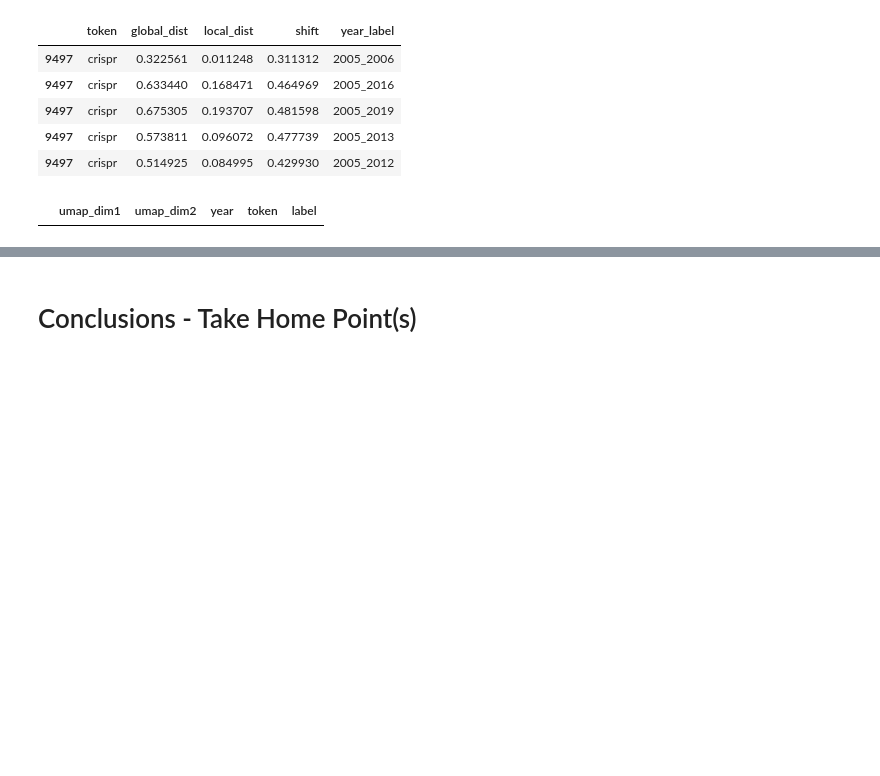
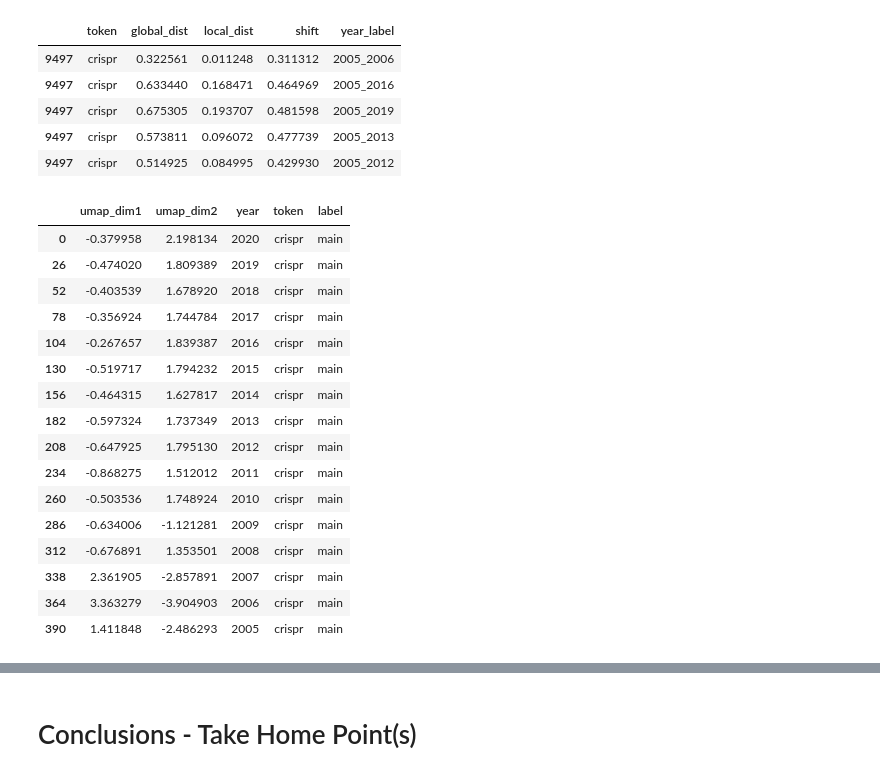
Before and after one commit to greenelab/biovectors, a Jupyter notebook: word2vec_decade_experiment/03_word_decade_figure_generator_2005_2020.ipynb, the cells around one changed output, grey strips where cells are left out. Drawn from its saved outputs; the diff is of its cells as text; code cells hidden in the pictures; blank space fills up the shorter version.

```diff
--- a/word2vec_decade_experiment/03_word_decade_figure_generator_2005_2020.ipynb
+++ b/word2vec_decade_experiment/03_word_decade_figure_generator_2005_2020.ipynb
@@ -29,9 +29,7 @@ from biovectors_modules.word2vec_analysis_helper import (
 # %% [markdown]
 # Load Models to Observe Changes
 # %%
-aligned_models = pickle.load(
-    open("output/aligned_word_vectors_2005_2020_replace.pkl", "rb")
-)
+aligned_models = pickle.load(open("output/aligned_word_vectors_2000_2020.pkl", "rb"))
 # %%
 year_comparison_dict = {
     "_".join(comparison_file.stem.split("_")[0:2]): (
@@ -62,9 +60,20 @@ year_comparison_dict["2005_2006"].sort_values("global_dist")
 ## Train TSNE Model to Project Time Shifts into Two Dimensional Space
 # %% [markdown]
 The goal here is to train a TSNE model that projects all words from 2005 to 2020 into a two dimensional space. Allows one to visually track how a word vector is shifting through time.
+# %%
+origin_df = aligned_models["2005"]
+word_vectors = list(
+    map(
+        lambda x: x.query(f"token in {origin_df.token.tolist()}")
+        .sort_values("token")
+        .set_index("token")
+        .values,
+        list(aligned_models.values())[5:],
+    )
+)
 # %%
-word_models_stacked = np.vstack(list(aligned_models.values())[:-1])
-file_name = "output/2005_2020_umap_model"
+word_models_stacked = np.vstack(word_vectors)
+file_name = "output/2000_2020_umap_model"
 # %%
 if not Path(file_name).exists():
     Path(file_name).mkdir(parents=True)
@@ -125,10 +108,26 @@ token_timeline_df.head()
 # %%
 token_timeline_low_dim_df = project_token_timeline(
     "crispr", aligned_models, model, neighbors=25
 )
-token_timeline_low_dim_df.query("token=='main'")
+token_timeline_low_dim_df.query("label=='main'")
 # %% [output]
 |  | umap_dim1 | umap_dim2 | year | token | label |
+| 0 | -0.379958 | 2.198134 | 2020 | crispr | main |
+| 26 | -0.474020 | 1.809389 | 2019 | crispr | main |
+| 52 | -0.403539 | 1.678920 | 2018 | crispr | main |
+| 78 | -0.356924 | 1.744784 | 2017 | crispr | main |
+| 104 | -0.267657 | 1.839387 | 2016 | crispr | main |
+| 130 | -0.519717 | 1.794232 | 2015 | crispr | main |
+| 156 | -0.464315 | 1.627817 | 2014 | crispr | main |
+| 182 | -0.597324 | 1.737349 | 2013 | crispr | main |
+| 208 | -0.647925 | 1.795130 | 2012 | crispr | main |
+| 234 | -0.868275 | 1.512012 | 2011 | crispr | main |
+| 260 | -0.503536 | 1.748924 | 2010 | crispr | main |
+| 286 | -0.634006 | -1.121281 | 2009 | crispr | main |
+| 312 | -0.676891 | 1.353501 | 2008 | crispr | main |
+| 338 | 2.361905 | -2.857891 | 2007 | crispr | main |
+| 364 | 3.363279 | -3.904903 | 2006 | crispr | main |
+| 390 | 1.411848 | -2.486293 | 2005 | crispr | main |
 # %%
 global_distance, local_distance = plot_local_global_distances(
     token_timeline_df, token="crispr"
```
Also changed, not shown: parts of 5 cells of this notebook, 7 other files.
